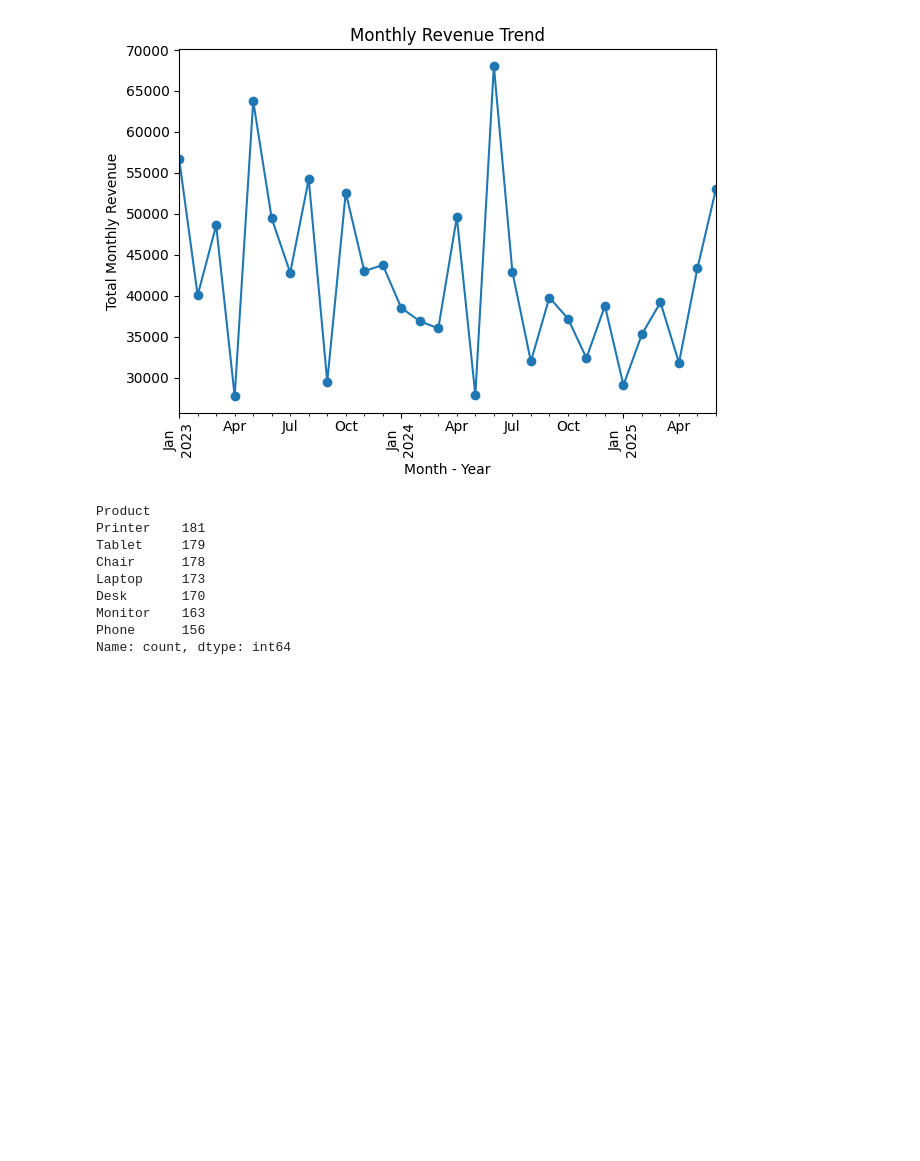
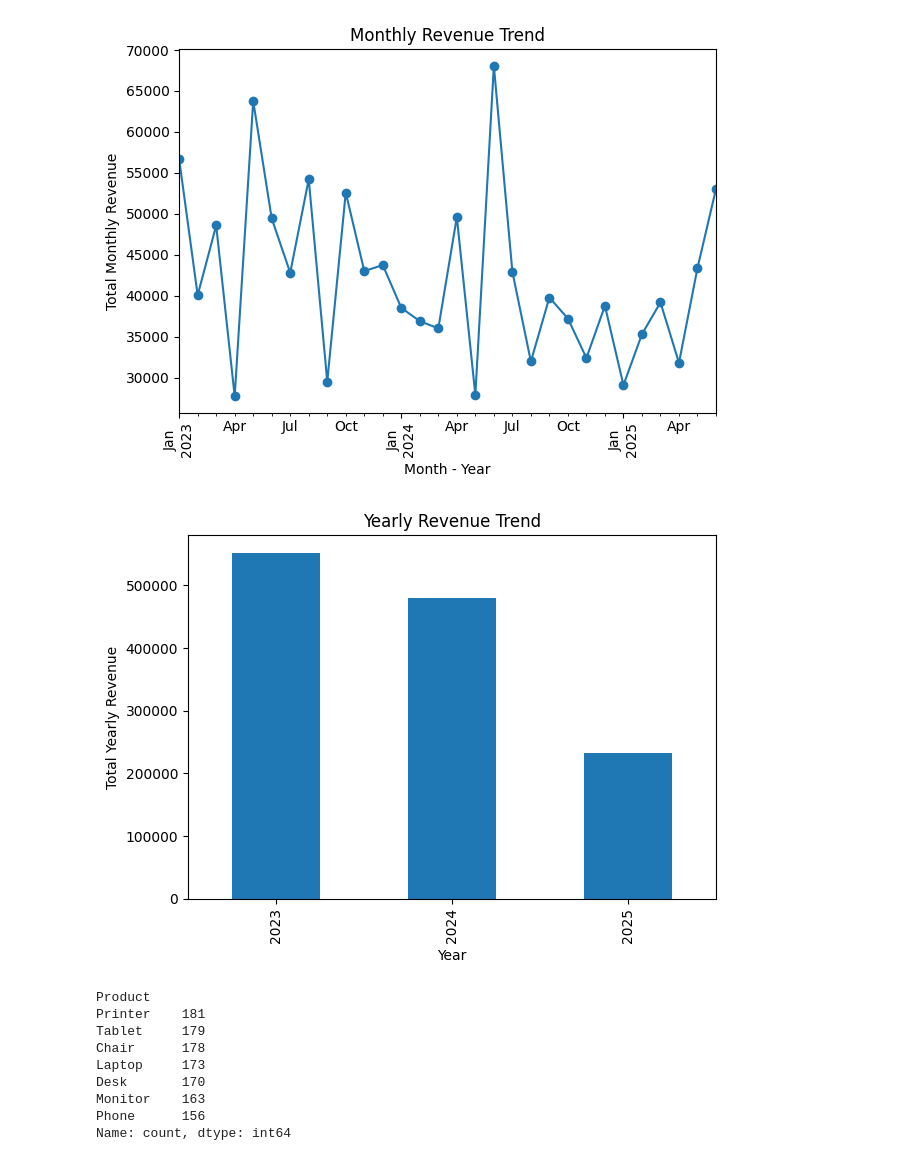
Before and after one commit to avisekbose/DecodeLabs-Internship, a Jupyter notebook: DA_Project 1.ipynb, the cells around one changed output. Saved outputs shown, nothing was run; the diff lists cells and outputs as text; code cells hidden in the pictures; blank space fills up the shorter version.

```diff
--- a/DA_Project 1.ipynb
+++ b/DA_Project 1.ipynb
@@ -345,6 +345,21 @@ YearMonth
 2025-06    53047.4000
 Freq: M, Name: TotalPrice, dtype: float64
 [figure]
+# %%
+# Yearly Revenue Trend
+
+YearlyRevenue = df.groupby(df['Year'])['TotalPrice'].sum()
+
+plt.figure()
+YearlyRevenue.sort_values(ascending=False).plot(kind="bar")
+plt.title("Yearly Revenue Trend")
+plt.xlabel("Year")
+plt.ylabel("Total Yearly Revenue")
+plt.xticks(rotation=90)
+plt.tight_layout()
+plt.show()
+# %% [output]
+[figure, added]
 # %%
 # Product Analysis
 
```
Also changed, not shown: parts of 1 cell of this notebook, 1 other file.
